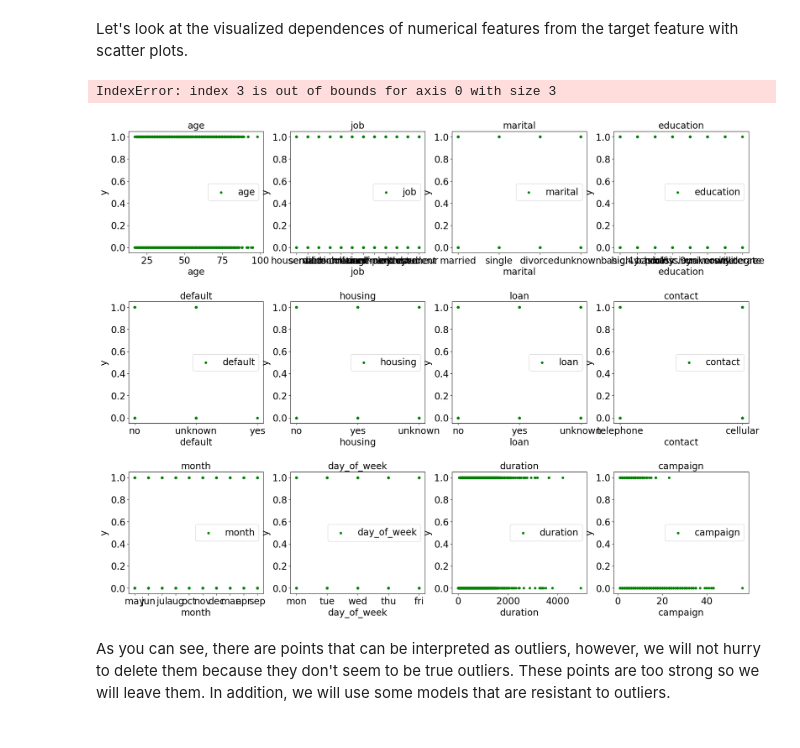
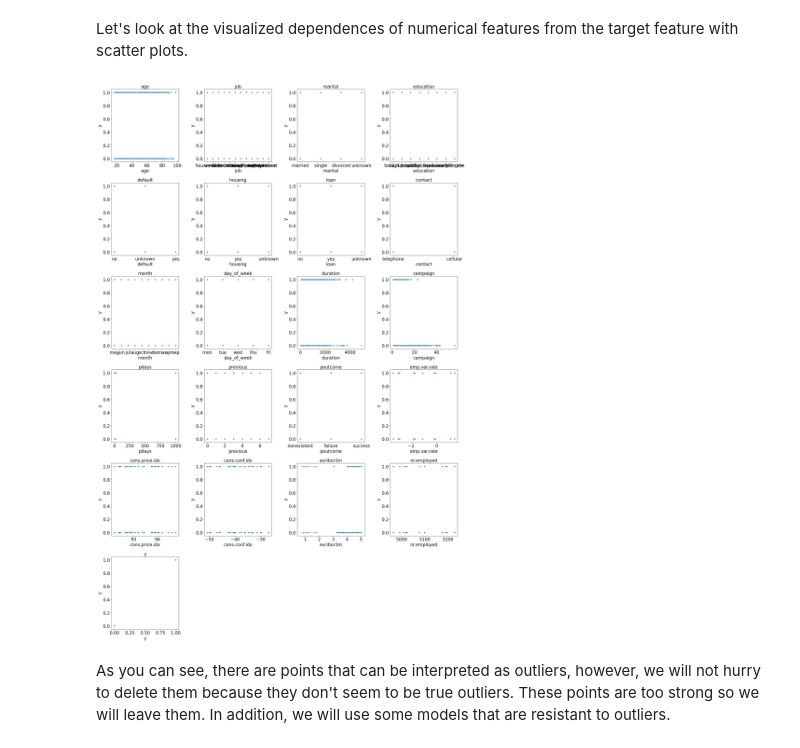
Before and after one commit to ledidk/data_analysis_in_banking, a Jupyter notebook: VDA_Banking_L2.ipynb, the cells around one changed output. Saved outputs shown, nothing was run; the diff lists cells and outputs as text; code cells hidden in the pictures.

Commit message:
dependences of numerical features error fixed

```diff
--- a/VDA_Banking_L2.ipynb
+++ b/VDA_Banking_L2.ipynb
@@ -707,17 +707,32 @@ We visualize the correlation matrix.
 sns.heatmap(correlation_table)
 # %% [markdown]
 Let's look at the visualized dependences of numerical features from the target feature with scatter plots.
-# %%
-fig, axes = plt.subplots(ncols=4, nrows = 3, figsize=(24, 18))
-plt.subplots_adjust(left=None, bottom=None, right=None, top=None, wspace=None, hspace=0.4)
-
-for i in range(len(numerical)):
-    df.plot(x=numerical[i], y = 'y', label=numerical[i], ax=axes[i//4, i%4], kind='scatter', color='green')
-    axes[i//4, i%4].set_title(numerical[i])
-plt.tight_layout()
-# %% [output]
-IndexError: index 3 is out of bounds for axis 0 with size 3
-[figure, removed]
+# %%
+import math
+
+n = len(numerical)
+cols = 4
+rows = math.ceil(n / cols)
+
+fig, axes = plt.subplots(ncols=cols, nrows=rows, figsize=(24, 6 * rows))
+axes = axes.flatten()
+
+for i, col in enumerate(numerical):
+    sns.scatterplot(
+        x=df[col],
+        y=df['y'],
+        ax=axes[i]
+    )
+    axes[i].set_title(col)
+
+# Remove empty plots
+for j in range(i + 1, len(axes)):
+    fig.delaxes(axes[j])
+
+plt.tight_layout()
+plt.show()
+# %% [output]
+[figure, added]
 # %% [markdown]
 As you can see, there are points that can be interpreted as outliers, however, we will not hurry to delete them because they don't seem to be true outliers. These points are too strong so we will leave them. In addition, we will use some models that are resistant to outliers.
 # %% [markdown]
```
